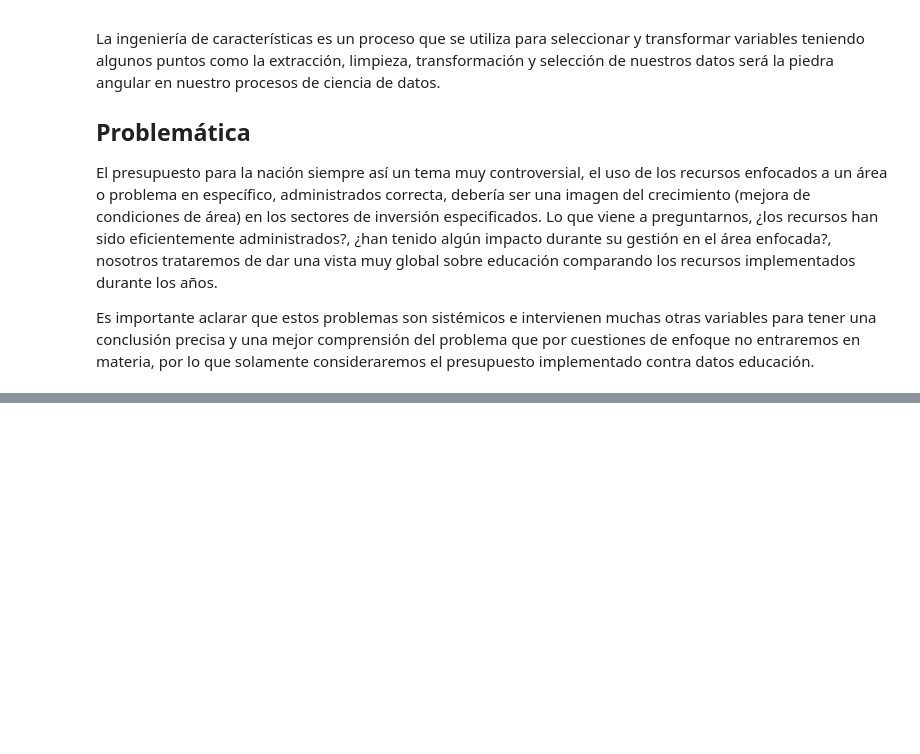
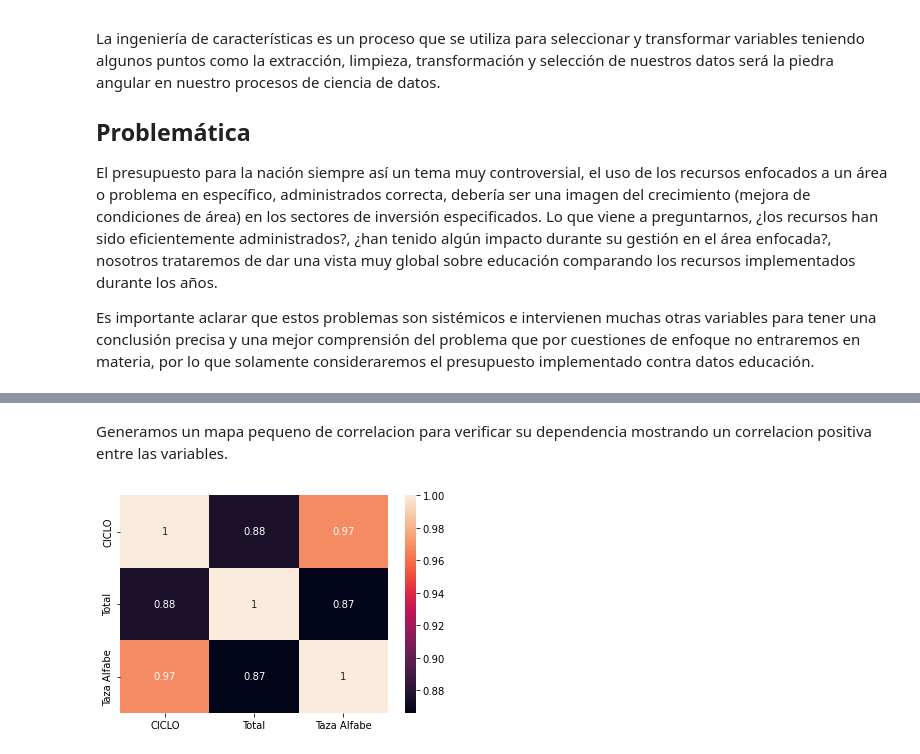
Before and after one commit to ibsanmorales/Proyecto-final-IngCaract, a Jupyter notebook: main.ipynb, the cells around one changed output, grey strips where cells are left out. Cells and saved outputs as stored; diff of their text form; code cells hidden in the pictures; blank space fills up the shorter version.

```diff
--- a/main.ipynb
+++ b/main.ipynb
@@ -25,0 +122,2 @@ df_presu['CICLO'] = df_presu['CICLO'].astype('category')
+# %%
+df_new = result.drop(['Fecha'],axis=1)
@@ -25,0 +137,10 @@ df_presu['CICLO'] = df_presu['CICLO'].astype('category')
+# %% [markdown]
+Generamos un mapa pequeno de correlacion para verificar su dependencia mostrando un correlacion positiva entre las variables.
+# %%
+correlation_mat = df_new.corr()
+
+sns.heatmap(correlation_mat, annot = True)
+
+plt.show()
+# %% [output]
+[figure, added]
```
Also changed, not shown: parts of 12 cells of this notebook, 1 other file.
